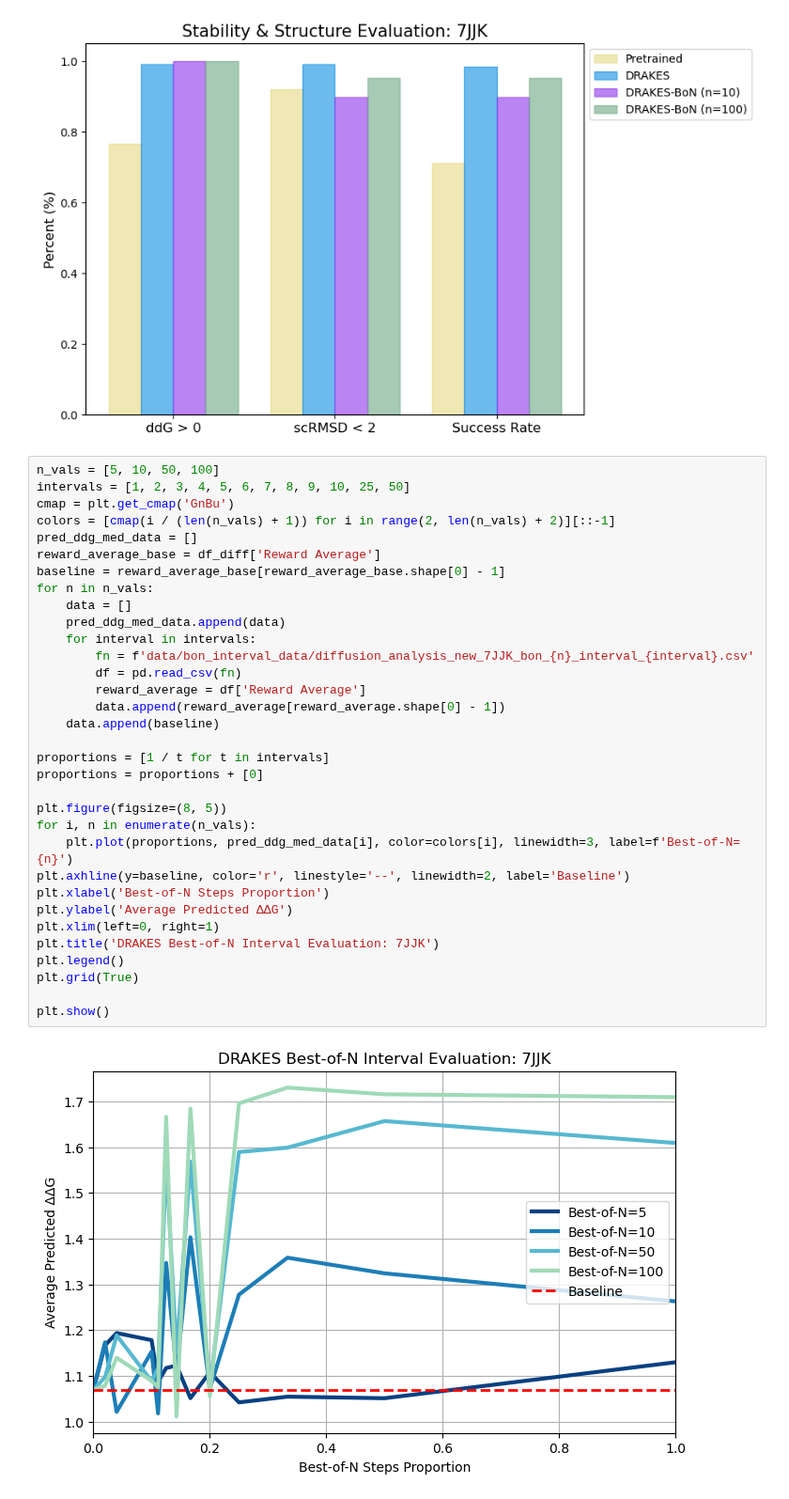
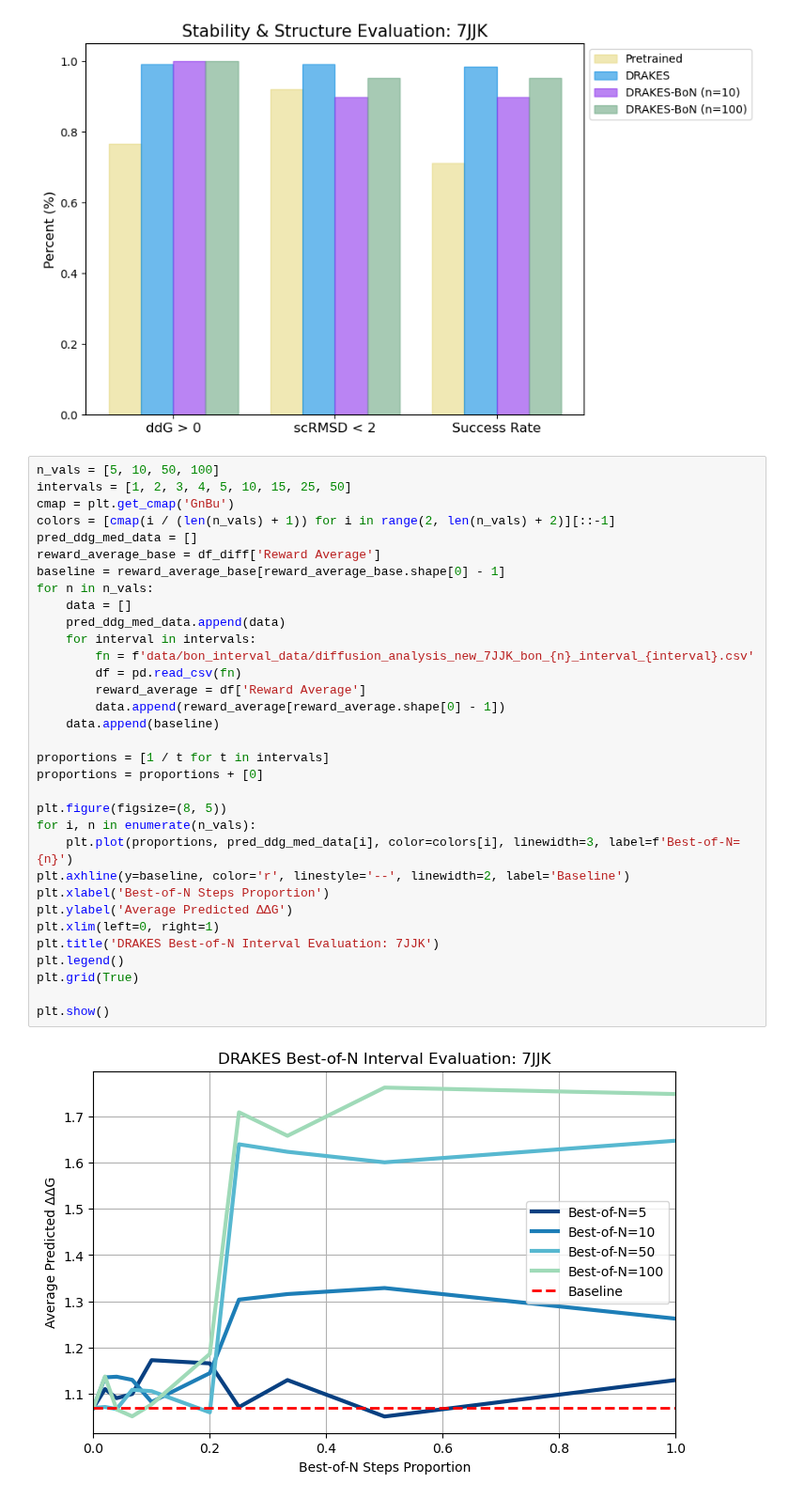
Before and after one commit to shainotshy1/BLISS_Experiments, a Jupyter notebook: DRAKES/analyze_bon_drakes.ipynb, the cells around one changed output. Shown at 94% size. Cells and saved outputs as stored; diff of their text form.

```diff
--- a/DRAKES/analyze_bon_drakes.ipynb
+++ b/DRAKES/analyze_bon_drakes.ipynb
@@ -150,36 +150,36 @@ plt.show()
 [figure]
 # %%
 n_vals = [5, 10, 50, 100]
-intervals = [1, 2, 3, 4, 5, 6, 7, 8, 9, 10, 25, 50]
+intervals = [1, 2, 3, 4, 5, 10, 15, 25, 50]
 cmap = plt.get_cmap('GnBu')
 colors = [cmap(i / (len(n_vals) + 1)) for i in range(2, len(n_vals) + 2)][::-1]
 pred_ddg_med_data = []
 reward_average_base = df_diff['Reward Average']
 baseline = reward_average_base[reward_average_base.shape[0] - 1]
 for n in n_vals:
     data = []
     pred_ddg_med_data.append(data)
     for interval in intervals:
         fn = f'data/bon_interval_data/diffusion_analysis_new_7JJK_bon_{n}_interval_{interval}.csv'
         df = pd.read_csv(fn)
         reward_average = df['Reward Average']
         data.append(reward_average[reward_average.shape[0] - 1])
     data.append(baseline)
 
 proportions = [1 / t for t in intervals]
 proportions = proportions + [0]
 
 plt.figure(figsize=(8, 5))
 for i, n in enumerate(n_vals):
     plt.plot(proportions, pred_ddg_med_data[i], color=colors[i], linewidth=3, label=f'Best-of-N={n}')
 plt.axhline(y=baseline, color='r', linestyle='--', linewidth=2, label='Baseline')
 plt.xlabel('Best-of-N Steps Proportion')
 plt.ylabel('Average Predicted ΔΔG')
 plt.xlim(left=0, right=1)
 plt.title('DRAKES Best-of-N Interval Evaluation: 7JJK')
 plt.legend()
 plt.grid(True)
 
 plt.show()
 # %% [output]
-[figure, old version]
+[figure, new version]
```
Also changed, not shown: 36 other files.
